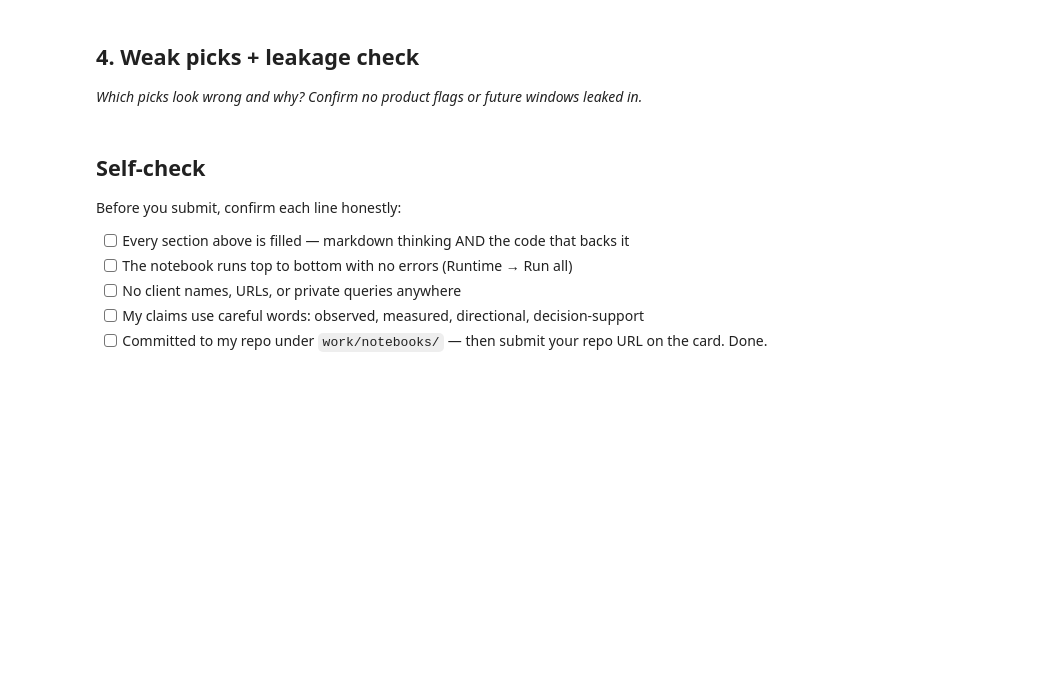
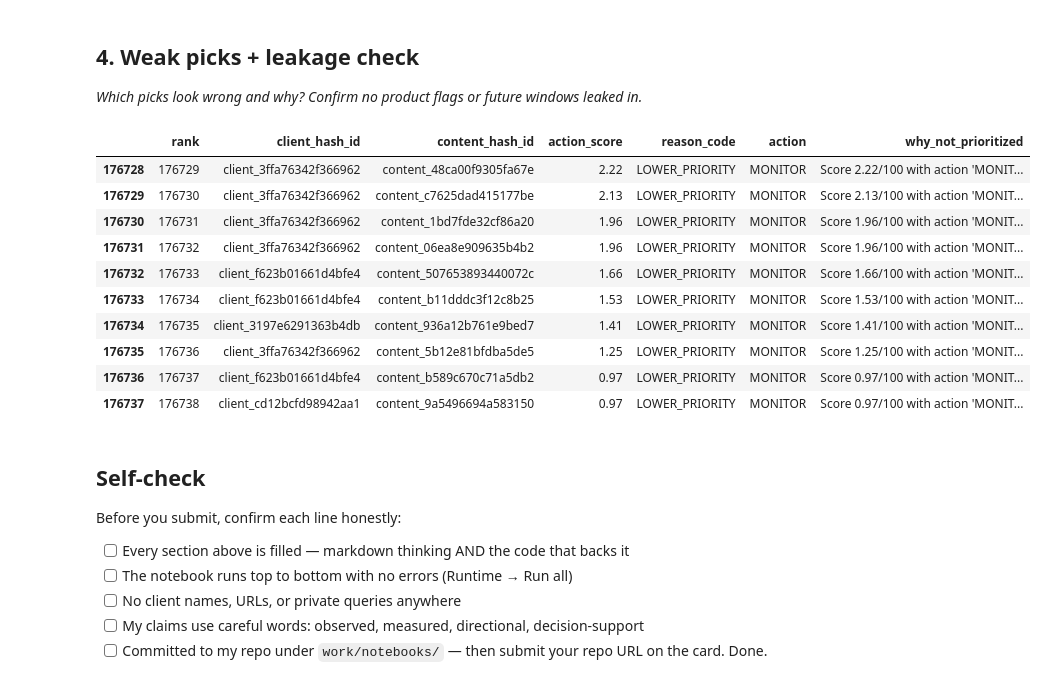
Before and after one commit to Vikasbit/flyrank-content-refresh-prioritizatio, a Jupyter notebook: work/notebooks/w04_baseline_score.ipynb, the cells around one changed output. Drawn from its saved outputs; the diff is of its cells as text; code cells hidden in the pictures; blank space fills up the shorter version.

```diff
--- a/work/notebooks/w04_baseline_score.ipynb
+++ b/work/notebooks/w04_baseline_score.ipynb
@@ -34,6 +307,45 @@ This skeleton is yours to fill. Work the sections **in order** — each one has
 # %%
 # This cell is for CODE (numbers, a query, a check).
 # Write your text answer in the cell ABOVE this one — typing sentences here breaks Run All.
+# %%
+# 4. Inspect a few weak picks
+
+weak_picks = q2.tail(10).copy()
+
+weak_picks["why_not_prioritized"] = weak_picks.apply(
+    lambda r: (
+        f"Score {r['action_score']}/100 with action "
+        f"'{r['action']}'. The available signals did not "
+        f"produce a strong baseline opportunity."
+    ),
+    axis=1
+)
+
+display(
+    weak_picks[
+        [
+            "rank",
+            "client_hash_id",
+            "content_hash_id",
+            "action_score",
+            "reason_code",
+            "action",
+            "why_not_prioritized"
+        ]
+    ]
+)
+# %% [output]
+|  | rank | client_hash_id | content_hash_id | action_score | reason_code | action | why_not_prioritized |
+| 176728 | 176729 | client_3ffa76342f366962 | content_48ca00f9305fa67e | 2.22 | LOWER_PRIORITY | MONITOR | Score 2.22/100 with action 'MONIT... |
+| 176729 | 176730 | client_3ffa76342f366962 | content_c7625dad415177be | 2.13 | LOWER_PRIORITY | MONITOR | Score 2.13/100 with action 'MONIT... |
+| 176730 | 176731 | client_3ffa76342f366962 | content_1bd7fde32cf86a20 | 1.96 | LOWER_PRIORITY | MONITOR | Score 1.96/100 with action 'MONIT... |
+| 176731 | 176732 | client_3ffa76342f366962 | content_06ea8e909635b4b2 | 1.96 | LOWER_PRIORITY | MONITOR | Score 1.96/100 with action 'MONIT... |
+| 176732 | 176733 | client_f623b01661d4bfe4 | content_507653893440072c | 1.66 | LOWER_PRIORITY | MONITOR | Score 1.66/100 with action 'MONIT... |
+| 176733 | 176734 | client_f623b01661d4bfe4 | content_b11dddc3f12c8b25 | 1.53 | LOWER_PRIORITY | MONITOR | Score 1.53/100 with action 'MONIT... |
+| 176734 | 176735 | client_3197e6291363b4db | content_936a12b761e9bed7 | 1.41 | LOWER_PRIORITY | MONITOR | Score 1.41/100 with action 'MONIT... |
+| 176735 | 176736 | client_3ffa76342f366962 | content_5b12e81bfdba5de5 | 1.25 | LOWER_PRIORITY | MONITOR | Score 1.25/100 with action 'MONIT... |
+| 176736 | 176737 | client_f623b01661d4bfe4 | content_b589c670c71a5db2 | 0.97 | LOWER_PRIORITY | MONITOR | Score 0.97/100 with action 'MONIT... |
+| 176737 | 176738 | client_cd12bcfd98942aa1 | content_9a5496694a583150 | 0.97 | LOWER_PRIORITY | MONITOR | Score 0.97/100 with action 'MONIT... |
 # %% [markdown]
 ## Self-check
 
```
Also changed, not shown: parts of 9 cells of this notebook.
